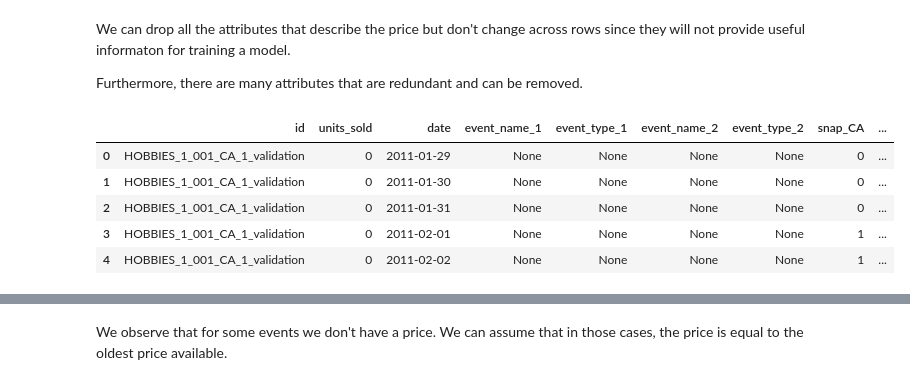
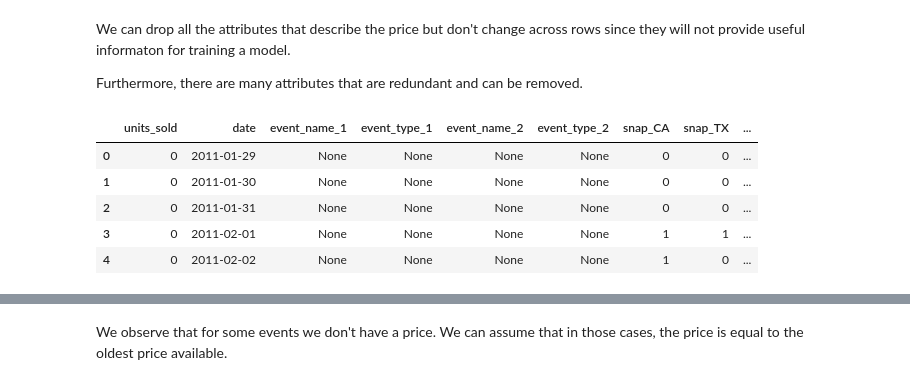
Before and after one commit to gonzaloavellanal/eccd_assignments, a Jupyter notebook: assignments/Demand Forecasting-student.ipynb, the cells around one changed output, grey strips where cells are left out. Cells and saved outputs as stored; diff of their text form; code cells hidden in the pictures.

```diff
--- a/assignments/Demand Forecasting-student.ipynb
+++ b/assignments/Demand Forecasting-student.ipynb
@@ -128,3 +103,22 @@ def get_data_from_id(id_: str, sales: pd.DataFrame, prices: pd.DataFrame, calend
+# %%
+def get_data_from_id(id_: str, sales: pd.DataFrame, prices: pd.DataFrame, calendar: pd.DataFrame) -> pd.DataFrame:
+    """
+    Extracts the dataframe associated with a single item id in long format.
+    """
+
+    df = sales[sales["id"] == id_].drop(columns=["id"])
+
+    df = pd.melt(df, id_vars=[
+            "item_id", "dept_id", "cat_id", "store_id", "state_id"],
+        var_name = "d", value_name = "units_sold")
+
+    df = df.merge(calendar, on="d", how="left")
+
+    df = df.merge(prices, on=["item_id", "store_id", "wm_yr_wk"], how="left")
+
+    df["date"] = pd.to_datetime(df["date"])
+
+    return df
 # %%
 ID = "HOBBIES_1_001_CA_1_validation"
 df_id = get_data_from_id(ID, df_sales, df_prices, df_calendar)
@@ -200,16 +196,16 @@ We can drop all the attributes that describe the price but don't change across r
 Furthermore, there are many attributes that are redundant and can be removed.
 # %%
 df_id = df_id.drop(columns=[
-    "item_id", "dept_id", "state_id", "cat_id", "store_id_x", "d", "wm_yr_wk",
+    "item_id", "dept_id", "state_id", "cat_id", "store_id", "d", "wm_yr_wk",
     "weekday", "month", "year", "wday"])
 df_id.head()
 # %% [output]
-|  | id | units_sold | date | event_name_1 | event_type_1 | event_name_2 | event_type_2 | snap_CA | ... |
-| 0 | HOBBIES_1_001_CA_1_validation | 0 | 2011-01-29 | None | None | None | None | 0 | ... |
-| 1 | HOBBIES_1_001_CA_1_validation | 0 | 2011-01-30 | None | None | None | None | 0 | ... |
-| 2 | HOBBIES_1_001_CA_1_validation | 0 | 2011-01-31 | None | None | None | None | 0 | ... |
-| 3 | HOBBIES_1_001_CA_1_validation | 0 | 2011-02-01 | None | None | None | None | 1 | ... |
-| 4 | HOBBIES_1_001_CA_1_validation | 0 | 2011-02-02 | None | None | None | None | 1 | ... |
+|  | units_sold | date | event_name_1 | event_type_1 | event_name_2 | event_type_2 | snap_CA | snap_TX | ... |
+| 0 | 0 | 2011-01-29 | None | None | None | None | 0 | 0 | ... |
+| 1 | 0 | 2011-01-30 | None | None | None | None | 0 | 0 | ... |
+| 2 | 0 | 2011-01-31 | None | None | None | None | 0 | 0 | ... |
+| 3 | 0 | 2011-02-01 | None | None | None | None | 1 | 1 | ... |
+| 4 | 0 | 2011-02-02 | None | None | None | None | 1 | 0 | ... |
 # %%
 df_id["sell_price"]
 # %% [output]
```
Also changed, not shown: parts of 27 cells of this notebook.
